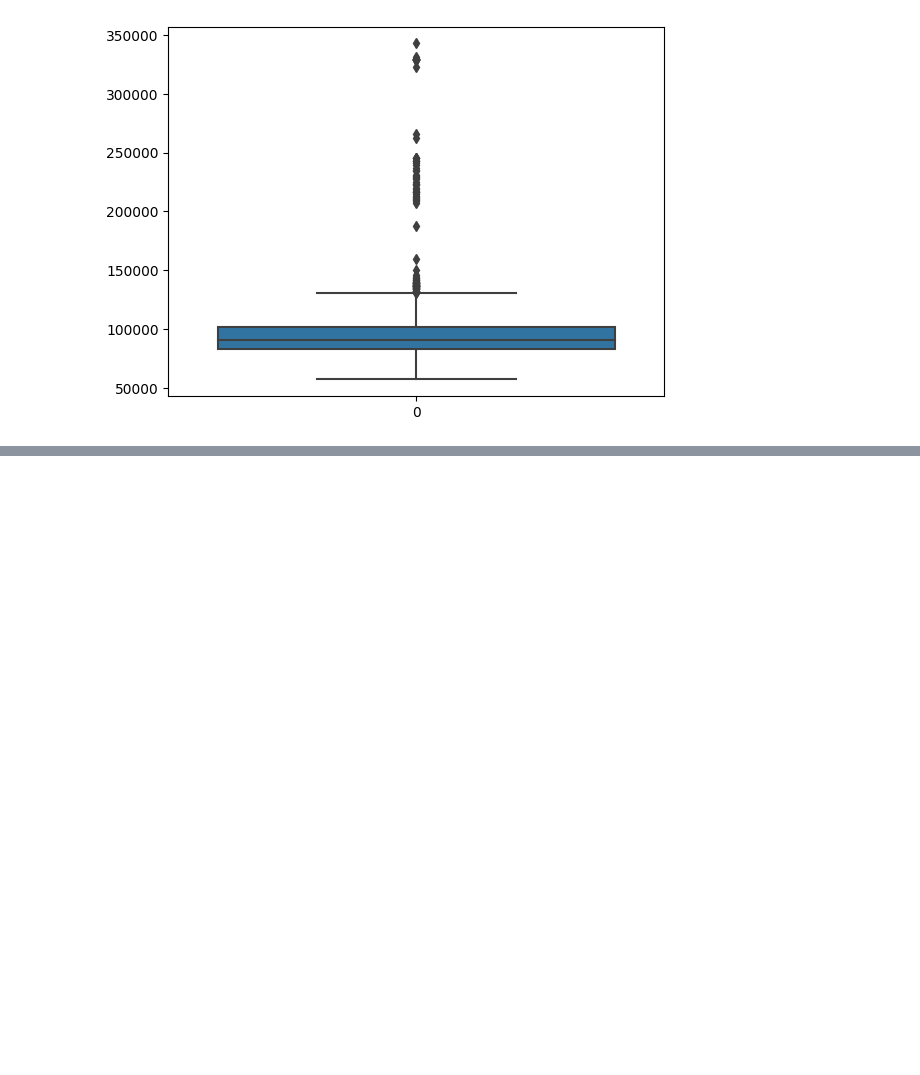
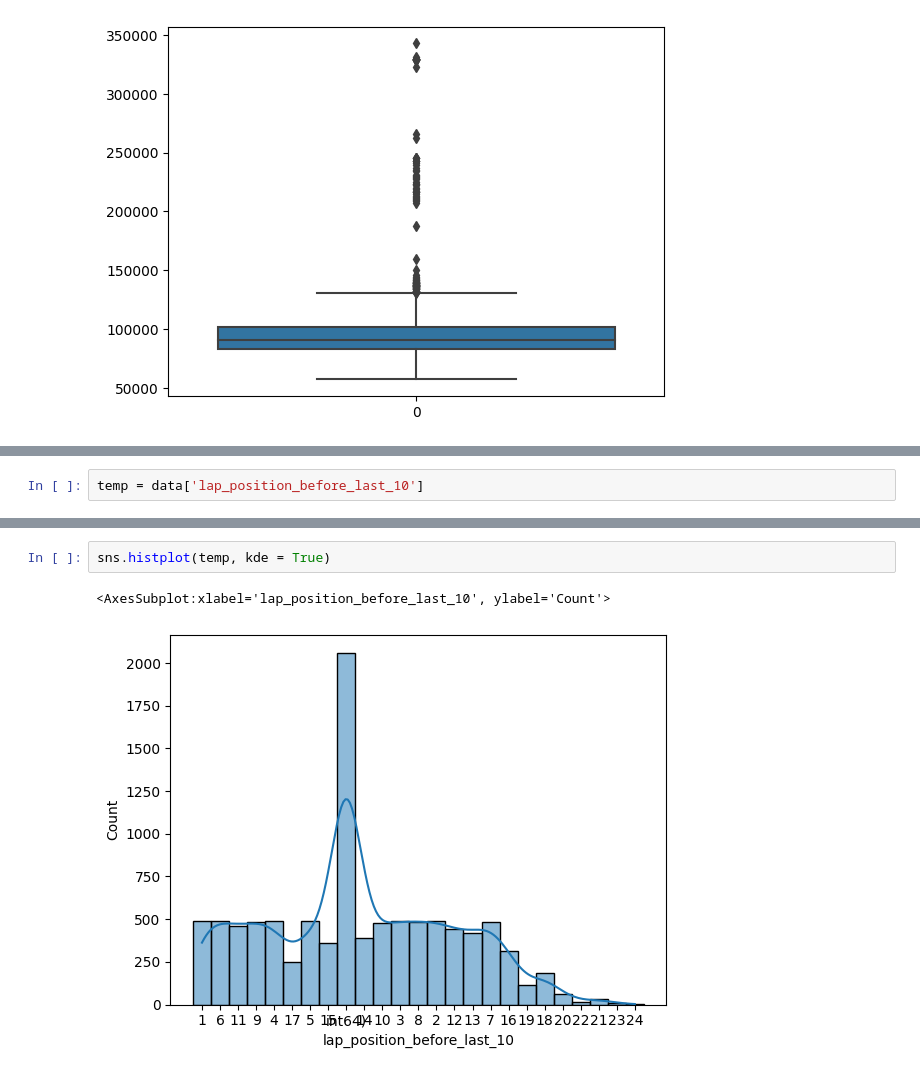
Before and after one commit to Nipun-Gupta26/ML-Project, a Jupyter notebook: eda.ipynb, the cells around one changed output, grey strips where cells are left out. Cells and saved outputs as stored; diff of their text form; blank space fills up the shorter version.

```diff
--- a/eda.ipynb
+++ b/eda.ipynb
@@ -2720,0 +2802,2 @@ sns.boxplot(temp)
+# %%
+temp = data['lap_position_before_last_10']
@@ -2720,0 +2834,5 @@ sns.boxplot(temp)
+# %%
+sns.histplot(temp, kde = True)
+# %% [output]
+<AxesSubplot:xlabel='lap_position_before_last_10', ylabel='Count'>
+[figure, added]
```
Also changed, not shown: parts of 33 cells of this notebook.
